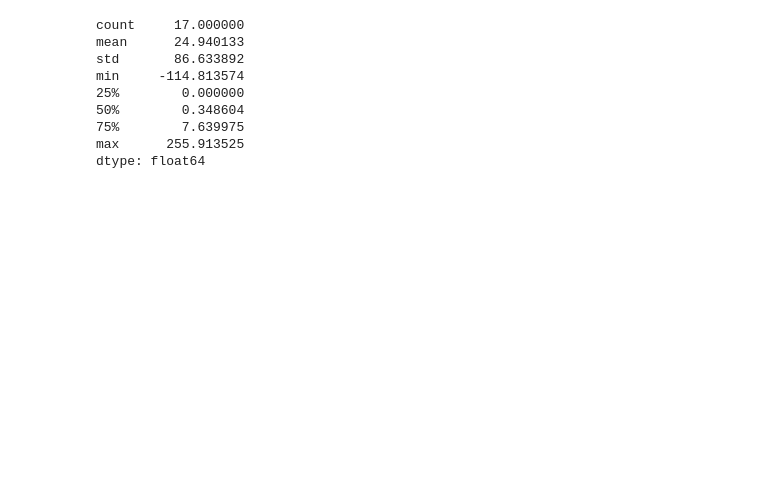
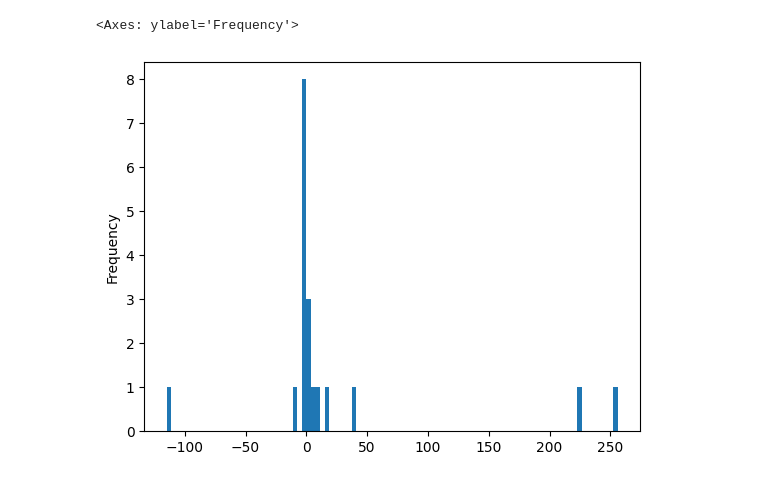
Before and after one commit to JettChenT/geoagent, a Jupyter notebook: notebooks/testouteval.ipynb, the cells around one changed output. Saved outputs shown, nothing was run; the diff lists cells and outputs as text; code cells hidden in the pictures; blank space fills up the shorter version.

```diff
--- a/notebooks/testouteval.ipynb
+++ b/notebooks/testouteval.ipynb
@@ -198,14 +206,7 @@ min        0.000000
 max      674.157268
 Name: geoclip_pred_diff, dtype: float64
 # %%
-(eval_set['geoclip_dist'] - eval_set['pred_dist']).describe()
+(eval_set['geoclip_dist'] - eval_set['pred_dist']).plot.hist(bins=100)
 # %% [output]
-count     17.000000
-mean      24.940133
-std       86.633892
-min     -114.813574
-25%        0.000000
-50%        0.348604
-75%        7.639975
-max      255.913525
-dtype: float64
+<Axes: ylabel='Frequency'>
+[figure, added]
```
Also changed, not shown: parts of 11 cells of this notebook, 17 other files.
